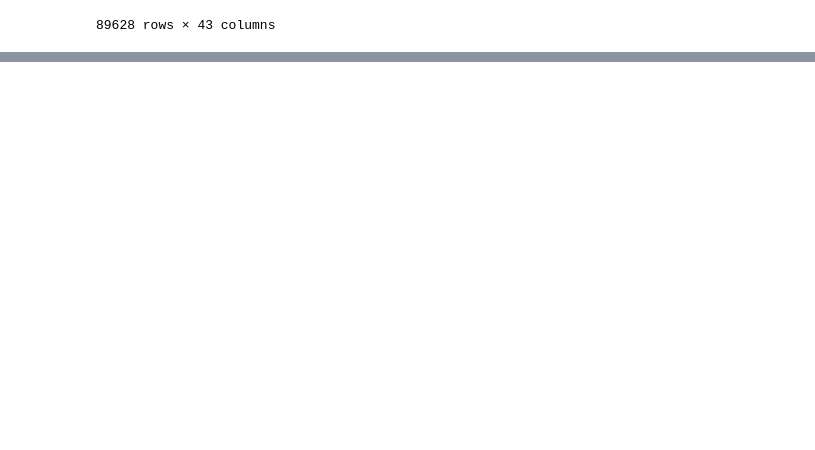
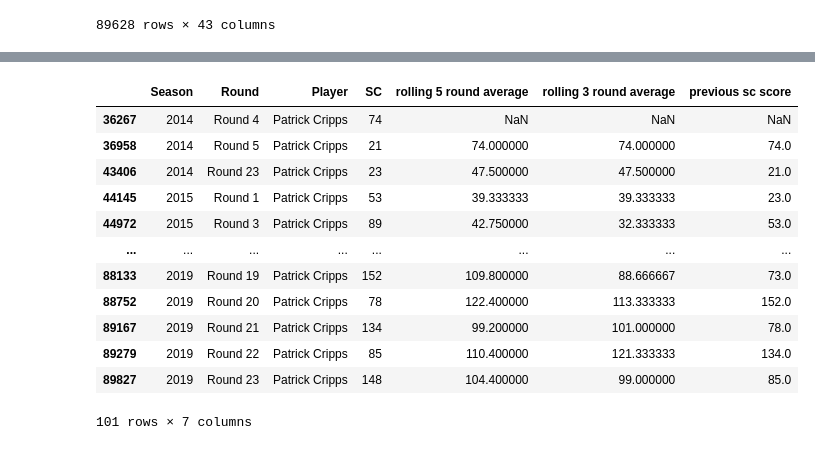
Before and after one commit to mark-richards/afl-eda, a Jupyter notebook: footywire-afl-eda.ipynb, the cells around one changed output, grey strips where cells are left out. Drawn from its saved outputs; the diff is of its cells as text; code cells hidden in the pictures; blank space fills up the shorter version.

```diff
--- a/footywire-afl-eda.ipynb
+++ b/footywire-afl-eda.ipynb
@@ -229,0 +249,23 @@ df_footywire_data
+# %%
+# Get rolling averages
+def rolling_average(df, window):
+    return df.rolling(min_periods=1, window=window).mean().shift(1)
+
+df_footywire_data['rolling 5 round average'] = df_footywire_data.groupby('Player')['SC'].apply(lambda player: rolling_average(player, 5))
+df_footywire_data['rolling 3 round average'] = df_footywire_data.groupby('Player')['SC'].apply(lambda player: rolling_average(player, 3))
+df_footywire_data['previous sc score'] = df_footywire_data.groupby('Player')['SC'].apply(lambda player: rolling_average(player, 1))
+df_footywire_data.loc[df_footywire_data['Player'] == 'Patrick Cripps', ['Season', 'Round', 'Player', 'SC', 'rolling 5 round average', 'rolling 3 round average', 'previous sc score']]
+# %% [output]
+|  | Season | Round | Player | SC | rolling 5 round average | rolling 3 round average | previous sc score |
+| 36267 | 2014 | Round 4 | Patrick Cripps | 74 | NaN | NaN | NaN |
+| 36958 | 2014 | Round 5 | Patrick Cripps | 21 | 74.000000 | 74.000000 | 74.0 |
+| 43406 | 2014 | Round 23 | Patrick Cripps | 23 | 47.500000 | 47.500000 | 21.0 |
+| 44145 | 2015 | Round 1 | Patrick Cripps | 53 | 39.333333 | 39.333333 | 23.0 |
+| 44972 | 2015 | Round 3 | Patrick Cripps | 89 | 42.750000 | 32.333333 | 53.0 |
+| ... | ... | ... | ... | ... | ... | ... | ... |
+| 88133 | 2019 | Round 19 | Patrick Cripps | 152 | 109.800000 | 88.666667 | 73.0 |
+| 88752 | 2019 | Round 20 | Patrick Cripps | 78 | 122.400000 | 113.333333 | 152.0 |
+| 89167 | 2019 | Round 21 | Patrick Cripps | 134 | 99.200000 | 101.000000 | 78.0 |
+| 89279 | 2019 | Round 22 | Patrick Cripps | 85 | 110.400000 | 121.333333 | 134.0 |
+| 89827 | 2019 | Round 23 | Patrick Cripps | 148 | 104.400000 | 99.000000 | 85.0 |
+101 rows × 7 columns
```
Also changed, not shown: parts of 16 cells of this notebook.
